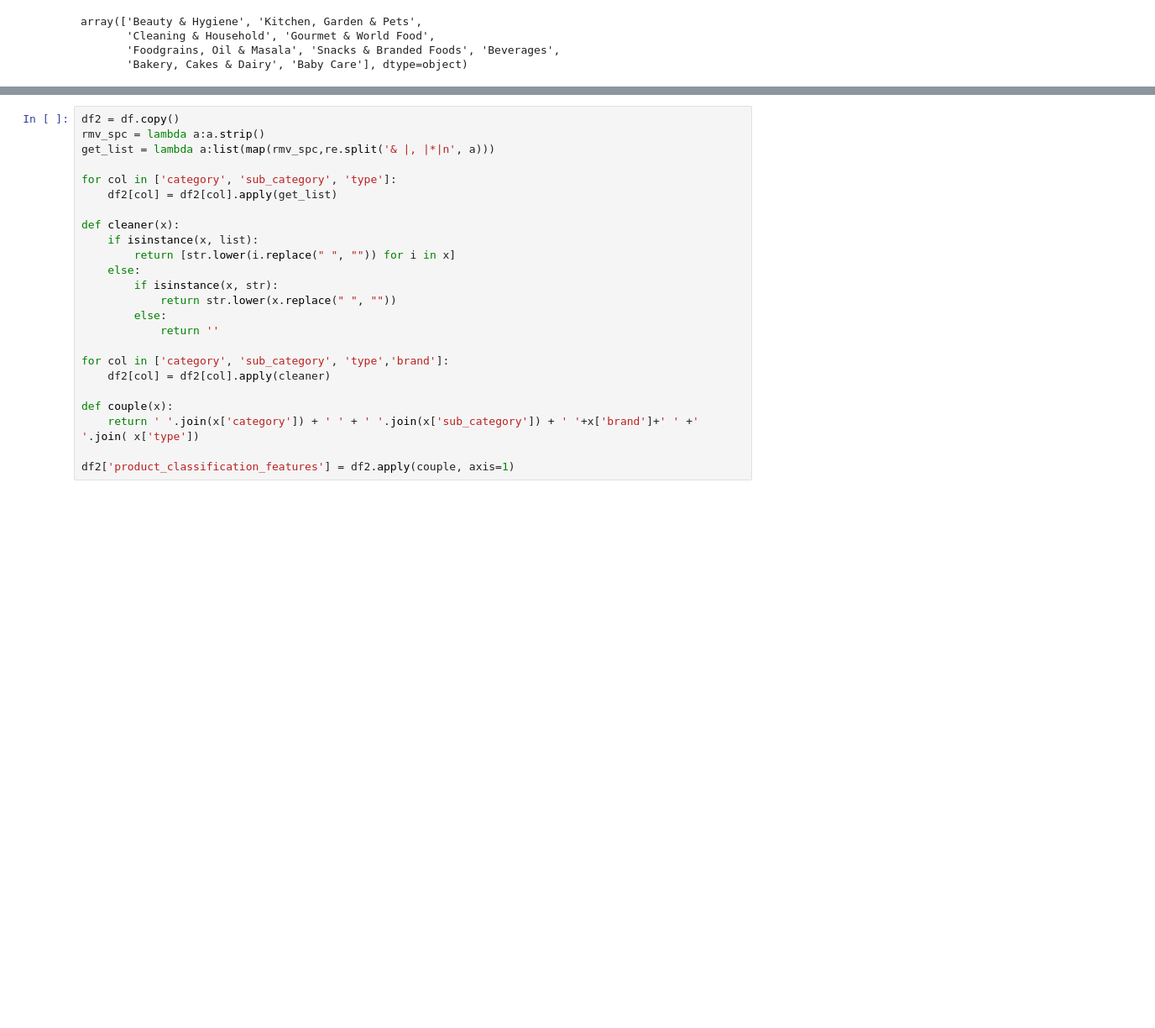
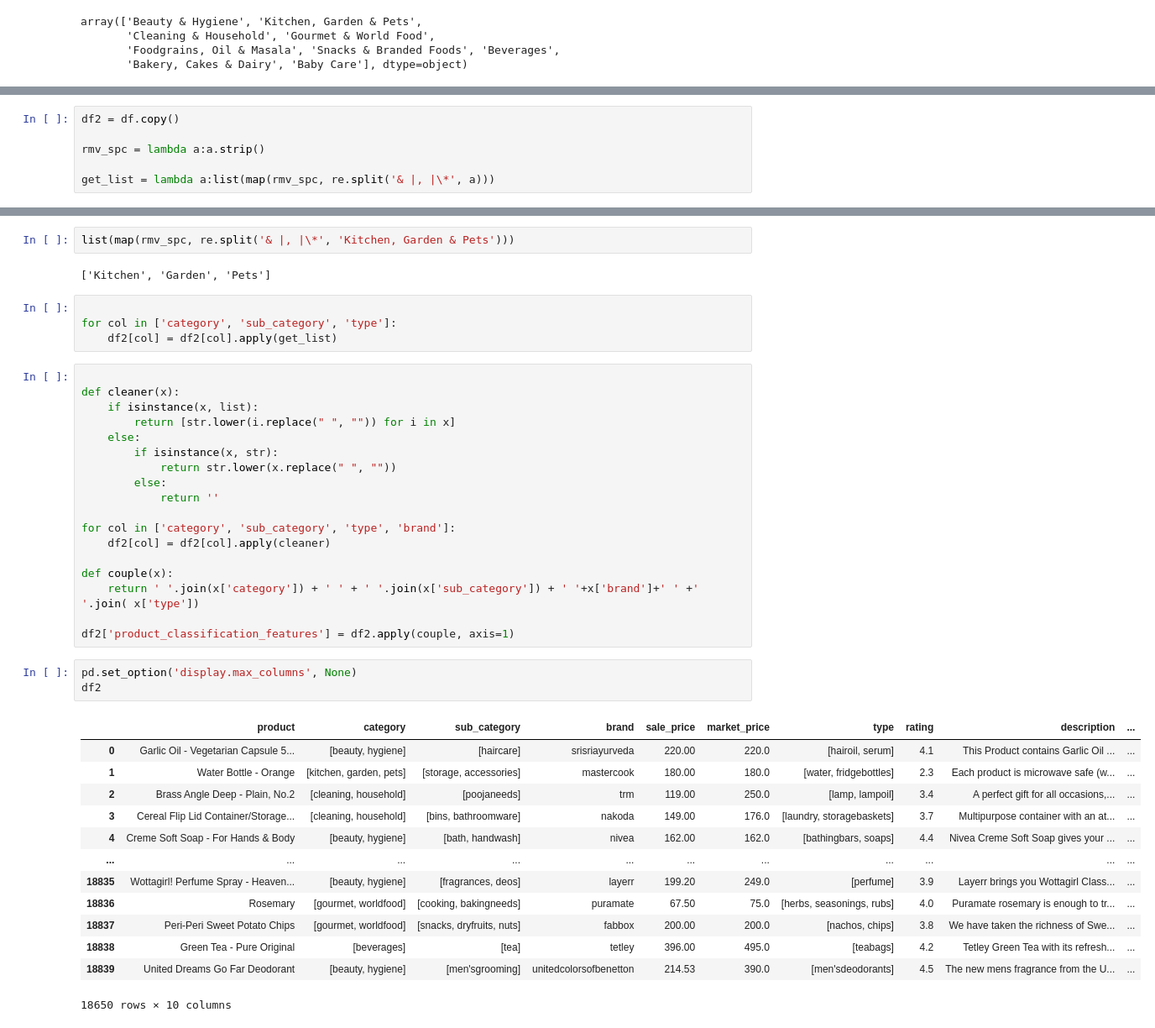
Before and after one commit to amaithi-mediwave/bigbasket-product_recommendation, a Jupyter notebook: notebook/DataPreparation.ipynb, the cells around one changed output, grey strips where cells are left out. Shown: that part at 84% size. Cells and saved outputs as stored; diff of their text form; blank space fills up the shorter version.

```diff
--- a/notebook/DataPreparation.ipynb
+++ b/notebook/DataPreparation.ipynb
@@ -91,0 +120,6 @@ df['brand'].unique().tolist()
+# %%
+df2 = df.copy()
+
+rmv_spc = lambda a:a.strip()
+
+get_list = lambda a:list(map(rmv_spc, re.split('& |, |\*', a)))
@@ -92,10 +130,12 @@ df['brand'].unique().tolist()
+# %%
+list(map(rmv_spc, re.split('& |, |\*', 'Kitchen, Garden & Pets')))
+# %% [output]
+['Kitchen', 'Garden', 'Pets']
+# %%
+
+for col in ['category', 'sub_category', 'type']:
+    df2[col] = df2[col].apply(get_list)
 # %%
-df2 = df.copy()
-rmv_spc = lambda a:a.strip()
-get_list = lambda a:list(map(rmv_spc,re.split('& |, |*|n', a)))
-
-for col in ['category', 'sub_category', 'type']:
-    df2[col] = df2[col].apply(get_list)
 
 def cleaner(x):
     if isinstance(x, list):
@@ -106,10 +146,27 @@ def cleaner(x):
         else:
             return ''
 
-for col in ['category', 'sub_category', 'type','brand']:
+for col in ['category', 'sub_category', 'type', 'brand']:
     df2[col] = df2[col].apply(cleaner)
 
 def couple(x):
     return ' '.join(x['category']) + ' ' + ' '.join(x['sub_category']) + ' '+x['brand']+' ' +' '.join( x['type'])
 
 df2['product_classification_features'] = df2.apply(couple, axis=1)
+# %%
+pd.set_option('display.max_columns', None)
+df2
+# %% [output]
+|  | product | category | sub_category | brand | sale_price | market_price | type | rating | description | ... |
+| 0 | Garlic Oil - Vegetarian Capsule 5... | [beauty, hygiene] | [haircare] | srisriayurveda | 220.00 | 220.0 | [hairoil, serum] | 4.1 | This Product contains Garlic Oil ... | ... |
+| 1 | Water Bottle - Orange | [kitchen, garden, pets] | [storage, accessories] | mastercook | 180.00 | 180.0 | [water, fridgebottles] | 2.3 | Each product is microwave safe (w... | ... |
+| 2 | Brass Angle Deep - Plain, No.2 | [cleaning, household] | [poojaneeds] | trm | 119.00 | 250.0 | [lamp, lampoil] | 3.4 | A perfect gift for all occasions,... | ... |
+| 3 | Cereal Flip Lid Container/Storage... | [cleaning, household] | [bins, bathroomware] | nakoda | 149.00 | 176.0 | [laundry, storagebaskets] | 3.7 | Multipurpose container with an at... | ... |
+| 4 | Creme Soft Soap - For Hands & Body | [beauty, hygiene] | [bath, handwash] | nivea | 162.00 | 162.0 | [bathingbars, soaps] | 4.4 | Nivea Creme Soft Soap gives your ... | ... |
+| ... | ... | ... | ... | ... | ... | ... | ... | ... | ... | ... |
+| 18835 | Wottagirl! Perfume Spray - Heaven... | [beauty, hygiene] | [fragrances, deos] | layerr | 199.20 | 249.0 | [perfume] | 3.9 | Layerr brings you Wottagirl Class... | ... |
+| 18836 | Rosemary | [gourmet, worldfood] | [cooking, bakingneeds] | puramate | 67.50 | 75.0 | [herbs, seasonings, rubs] | 4.0 | Puramate rosemary is enough to tr... | ... |
+| 18837 | Peri-Peri Sweet Potato Chips | [gourmet, worldfood] | [snacks, dryfruits, nuts] | fabbox | 200.00 | 200.0 | [nachos, chips] | 3.8 | We have taken the richness of Swe... | ... |
+| 18838 | Green Tea - Pure Original | [beverages] | [tea] | tetley | 396.00 | 495.0 | [teabags] | 4.2 | Tetley Green Tea with its refresh... | ... |
+| 18839 | United Dreams Go Far Deodorant | [beauty, hygiene] | [men'sgrooming] | unitedcolorsofbenetton | 214.53 | 390.0 | [men'sdeodorants] | 4.5 | The new mens fragrance from the U... | ... |
+18650 rows × 10 columns
```
Also changed, not shown: parts of 27 cells of this notebook, 3 other files.
